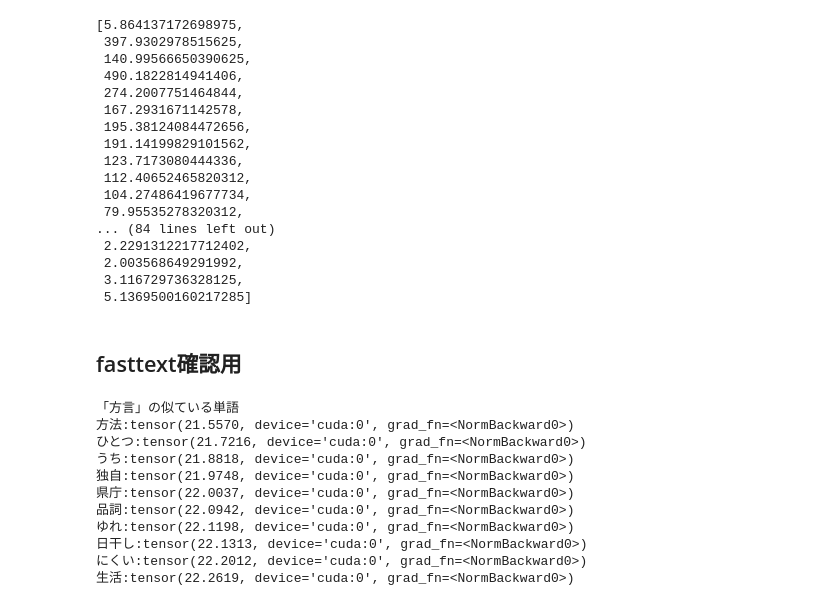
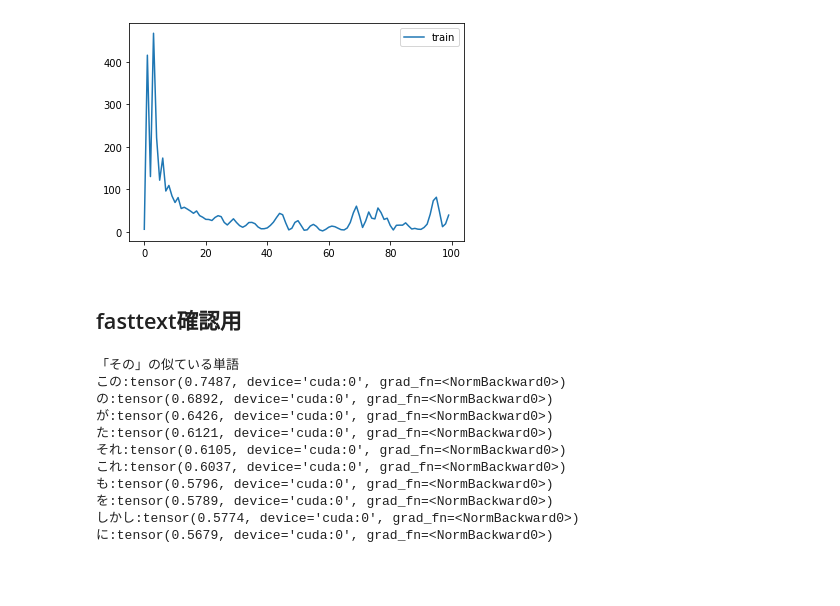
Before and after one commit to sirokome19/LSTMVAE, a Jupyter notebook: LSTMVAE.ipynb, the cells around one changed output. Drawn from its saved outputs; the diff is of its cells as text; code cells hidden in the pictures; blank space fills up the shorter version.

```diff
--- a/LSTMVAE.ipynb
+++ b/LSTMVAE.ipynb
@@ -255,23 +272,11 @@ result(train): 文 語 を アクセント によって 区別 できる 場合
-# %%
-history_train
-# %% [output]
-[5.864137172698975,
- 397.9302978515625,
- 140.99566650390625,
- 490.1822814941406,
- 274.2007751464844,
- 167.2931671142578,
- 195.38124084472656,
- 191.14199829101562,
- 123.7173080444336,
- 112.40652465820312,
- 104.27486419677734,
- 79.95535278320312,
-... (84 lines left out)
- 2.2291312217712402,
- 2.003568649291992,
- 3.116729736328125,
- 5.1369500160217285]
+# %%
+x = [i for i in range(len(history_train))]
+plt.plot(x, history_train, label="train")
+# plt.plot(x, history_eval, label="eval")
+plt.legend()
+plt.show()
+# %% [output]
+[figure, added]
 # %% [markdown]
 ## fasttext確認用
 # %%
@@ -282,24 +287,25 @@ norm_list=[]
 word=TEXT.vocab.itos[nihongo_id]
 nihongo_vector=share_conv.weight[nihongo_id]
 for i, val in enumerate(share_conv.weight):
-    diff=nihongo_vector-val
+    cos=torch.nn.CosineSimilarity(dim=0)
+    diff=cos(nihongo_vector,val)
     norm=torch.norm(diff)
     norm_list.append((norm,i))
-norm_list.sort()
+norm_list.sort(reverse=True)
 print("「"+word+"」の似ている単語")
 for i in range(1,11):
     val=norm_list[i][0]
     id_=norm_list[i][1]
     print(TEXT.vocab.itos[id_]+":"+str(val))
 # %% [output]
-「方言」の似ている単語
-方法:tensor(21.5570, device='cuda:0', grad_fn=<NormBackward0>)
-ひとつ:tensor(21.7216, device='cuda:0', grad_fn=<NormBackward0>)
-うち:tensor(21.8818, device='cuda:0', grad_fn=<NormBackward0>)
-独自:tensor(21.9748, device='cuda:0', grad_fn=<NormBackward0>)
-県庁:tensor(22.0037, device='cuda:0', grad_fn=<NormBackward0>)
-品詞:tensor(22.0942, device='cuda:0', grad_fn=<NormBackward0>)
-ゆれ:tensor(22.1198, device='cuda:0', grad_fn=<NormBackward0>)
-日干し:tensor(22.1313, device='cuda:0', grad_fn=<NormBackward0>)
-にくい:tensor(22.2012, device='cuda:0', grad_fn=<NormBackward0>)
-生活:tensor(22.2619, device='cuda:0', grad_fn=<NormBackward0>)
+「その」の似ている単語
+この:tensor(0.7487, device='cuda:0', grad_fn=<NormBackward0>)
+の:tensor(0.6892, device='cuda:0', grad_fn=<NormBackward0>)
+が:tensor(0.6426, device='cuda:0', grad_fn=<NormBackward0>)
+た:tensor(0.6121, device='cuda:0', grad_fn=<NormBackward0>)
+それ:tensor(0.6105, device='cuda:0', grad_fn=<NormBackward0>)
+これ:tensor(0.6037, device='cuda:0', grad_fn=<NormBackward0>)
+も:tensor(0.5796, device='cuda:0', grad_fn=<NormBackward0>)
+を:tensor(0.5789, device='cuda:0', grad_fn=<NormBackward0>)
+しかし:tensor(0.5774, device='cuda:0', grad_fn=<NormBackward0>)
+に:tensor(0.5679, device='cuda:0', grad_fn=<NormBackward0>)
```
Also changed, not shown: parts of 6 cells of this notebook.
